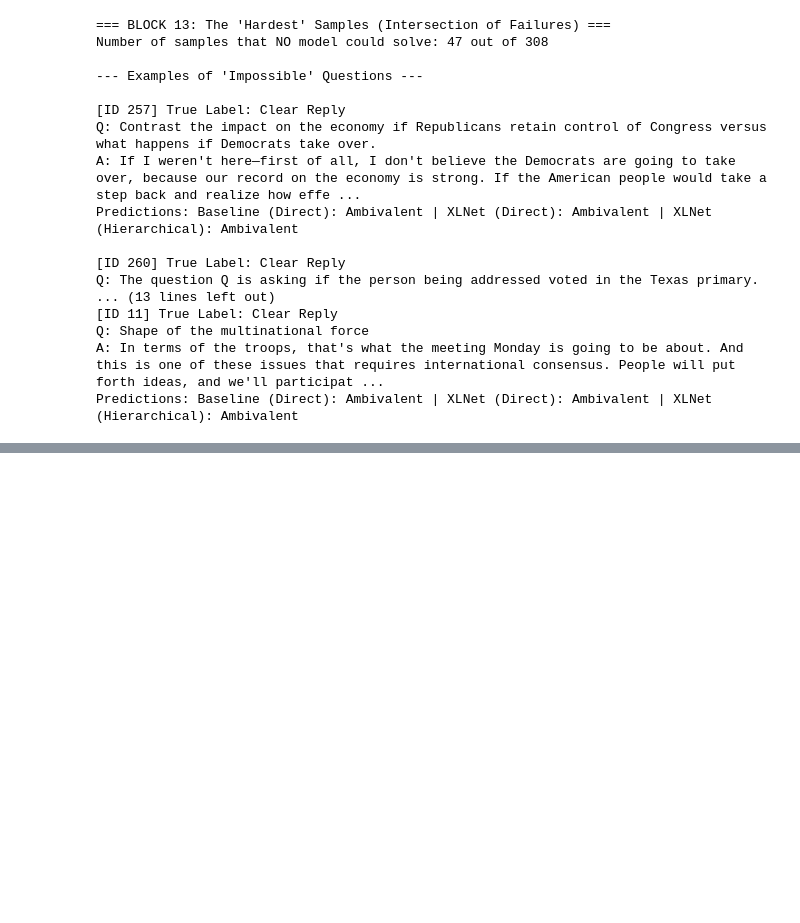
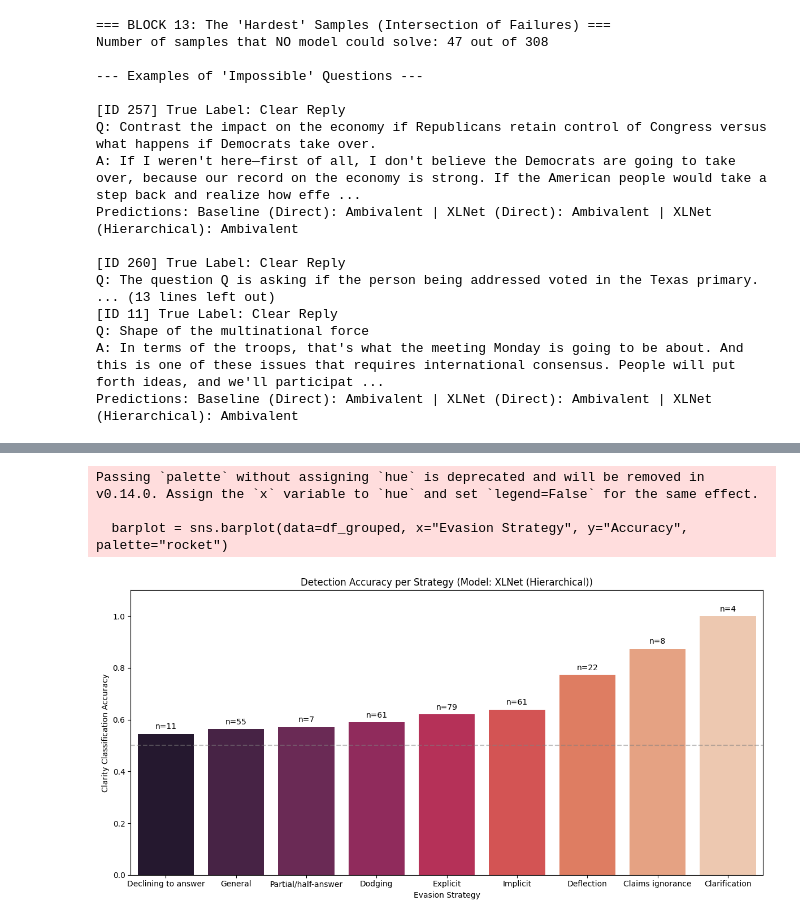
Before and after one commit to torachim/NLPGroup29, a Jupyter notebook: notebooks/final_evaluation.ipynb, the cells around one changed output, grey strips where cells are left out. Saved outputs shown, nothing was run; the diff lists cells and outputs as text; code cells hidden in the pictures; blank space fills up the shorter version.

```diff
--- a/notebooks/final_evaluation.ipynb
+++ b/notebooks/final_evaluation.ipynb
@@ -558,0 +649,73 @@ Predictions: Baseline (Direct): Ambivalent | XLNet (Direct): Ambivalent | XLNet
+# %%
+import pandas as pd
+import seaborn as sns
+import matplotlib.pyplot as plt
+import numpy as np
+
+print("=== IMPROVED DIFFICULTY ANALYSIS (Model: XLNet Hierarchical) ===")
+
+# 1. Datenvorbereitung (Voting für Ground Truth)
+df_test_raw = pd.read_csv('../data/raw/test.csv').fillna("")
+df_test_raw['voted_evasion'] = df_test_raw.apply(lambda r: resolve_evasion_vote(r), axis=1)
+
+# 2. WIR NUTZEN JETZT DAS HIERARCHICAL MODEL
+# (Das macht mehr Sinn, da dieses Modell die Labels ja explizit gesehen hat)
+model_name = "XLNet (Hierarchical)"
+
+if model_name in results:
+    y_pred = results[model_name]["y_pred"] # Das sind Clarity IDs (0,1,2) (weil im Training gemappt wurde)
+    y_true = results[model_name]["y_true"] # Das sind Clarity IDs
+
+    analysis_data = []
+
+    for i, row in df_test_raw.iterrows():
+        ev_label = row['voted_evasion']
+        if ev_label not in EVASION_MAP_9: continue
+
+        # War die Vorhersage (auf Clarity Ebene) korrekt?
+        # Wir messen also: Hat das Hierarchical Modell gelernt, dass "Deflection" -> "Ambivalent" ist?
+        is_correct = (y_pred[i] == y_true[i])
+
+        analysis_data.append({
+            "Evasion Strategy": ev_label,
+            "Correct": 1 if is_correct else 0,
+            "Count": 1
+        })
+
+    df_analysis = pd.DataFrame(analysis_data)
+
+    # Aggregieren
+    df_grouped = df_analysis.groupby("Evasion Strategy").agg(
+        Accuracy=("Correct", "mean"),
+        Count=("Count", "sum")
+    ).reset_index()
+
+    # Sortieren
+    df_grouped = df_grouped.sort_values("Accuracy", ascending=True)
+
+    # Output der Tabelle für den Chat
+    print(f"Analysis based on Model: {model_name}")
+    print(df_grouped.to_string(index=False))
+
+    # Plotten (damit du es speichern kannst)
+    plt.figure(figsize=(12, 6))
+    barplot = sns.barplot(data=df_grouped, x="Evasion Strategy", y="Accuracy", palette="rocket")
+
+    for i, p in enumerate(barplot.patches):
+        count = df_grouped.iloc[i]["Count"]
+        barplot.annotate(f"n={count}",
+                         (p.get_x() + p.get_width() / 2., p.get_height()),
+                         ha = 'center', va = 'center', xytext = (0, 9),
+                         textcoords = 'offset points')
+
+    plt.title(f"Detection Accuracy per Strategy (Model: {model_name})")
+    plt.ylim(0, 1.1)
+    plt.axhline(y=0.5, color='gray', linestyle='--', alpha=0.5)
+    plt.ylabel("Clarity Classification Accuracy")
+    plt.tight_layout()
+    plt.show()
+    # plt.savefig('plots/evasion_difficulty_hierarchical.png')
+
+else:
+    print(f"Model {model_name} not found in results dictionary!")
+# %% [output]
@@ -558,0 +734,4 @@ Predictions: Baseline (Direct): Ambivalent | XLNet (Direct): Ambivalent | XLNet
+Passing `palette` without assigning `hue` is deprecated and will be removed in v0.14.0. Assign the `x` variable to `hue` and set `legend=False` for the same effect.
+
+  barplot = sns.barplot(data=df_grouped, x="Evasion Strategy", y="Accuracy", palette="rocket")
+[figure, added]
```
Also changed, not shown: parts of 3 cells of this notebook.
